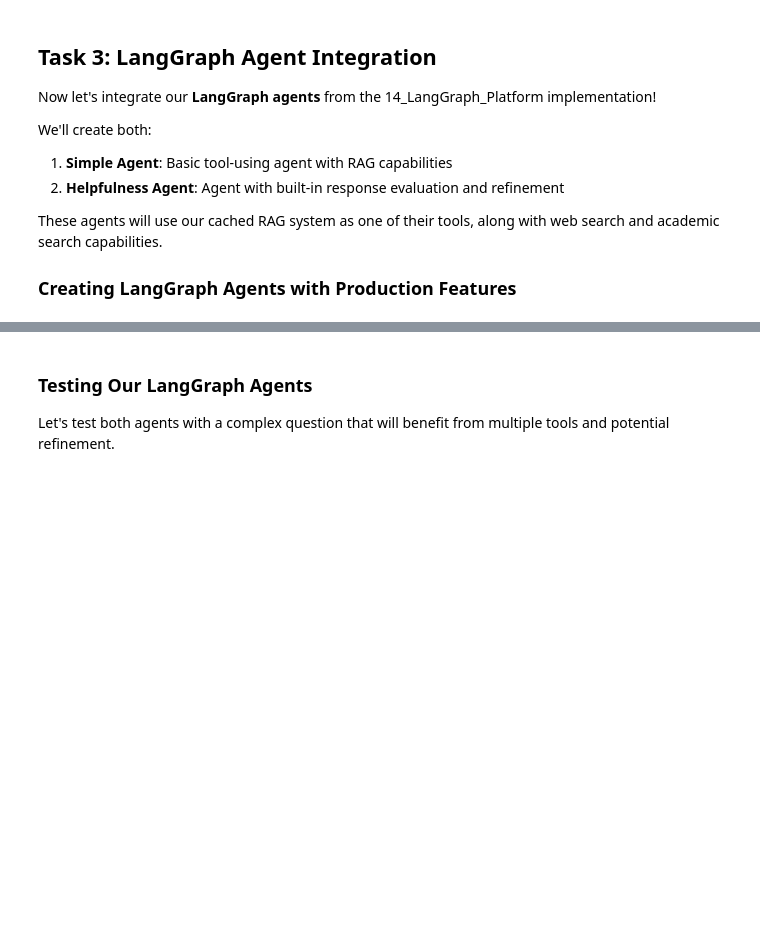
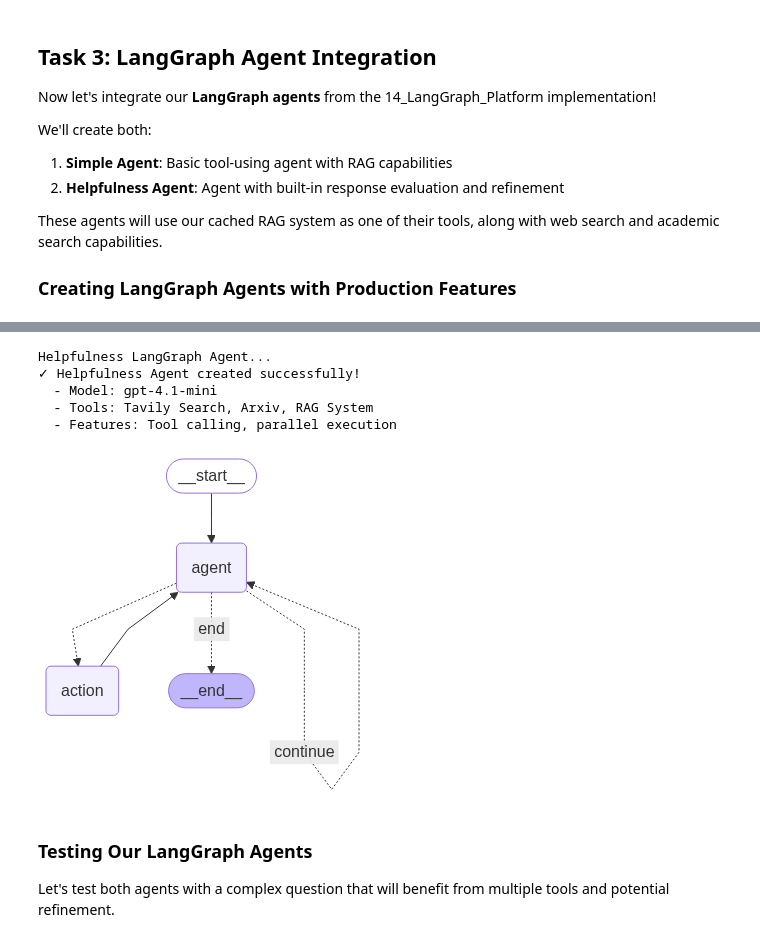
Before and after one commit to neomatrix369/AIE7, a Jupyter notebook: 16_Production_RAG_and_Guardrails/Prototyping_LangChain_Application_with_Production_Minded_Changes_Assignment.ipynb, the cells around one changed output, grey strips where cells are left out. Saved outputs shown, nothing was run; the diff lists cells and outputs as text; code cells hidden in the pictures; blank space fills up the shorter version.

```diff
--- a/16_Production_RAG_and_Guardrails/Prototyping_LangChain_Application_with_Production_Minded_Changes_Assignment.ipynb
+++ b/16_Production_RAG_and_Guardrails/Prototyping_LangChain_Application_with_Production_Minded_Changes_Assignment.ipynb
@@ -446,3 +430,29 @@ Creating Simple LangGraph Agent...
+# %%
+# Create a Helpfulness LangGraph Agent with RAG capabilities
+print("Helpfulness LangGraph Agent...")
+
+try:
+    helpfulness_agent = create_langgraph_helpfulness_agent(
+        model_name="gpt-4.1-mini",
+        temperature=0.1,
+        rag_chain=rag_chain  # Pass our cached RAG chain as a tool
+    )
+    print("✓ Helpfulness Agent created successfully!")
+    print("  - Model: gpt-4.1-mini")
+    print("  - Tools: Tavily Search, Arxiv, RAG System")
+    print("  - Features: Tool calling, parallel execution")
+
+except Exception as e:
+    print(f"❌ Error creating simple agent: {e}")
+    helpfulness_agent = None
+helpfulness_agent
+# %% [output]
+Helpfulness LangGraph Agent...
+✓ Helpfulness Agent created successfully!
+  - Model: gpt-4.1-mini
+  - Tools: Tavily Search, Arxiv, RAG System
+  - Features: Tool calling, parallel execution
+[figure, added]
 # %% [markdown]
 ### Testing Our LangGraph Agents
 
```
Also changed, not shown: parts of 12 cells of this notebook, 2 other files.
